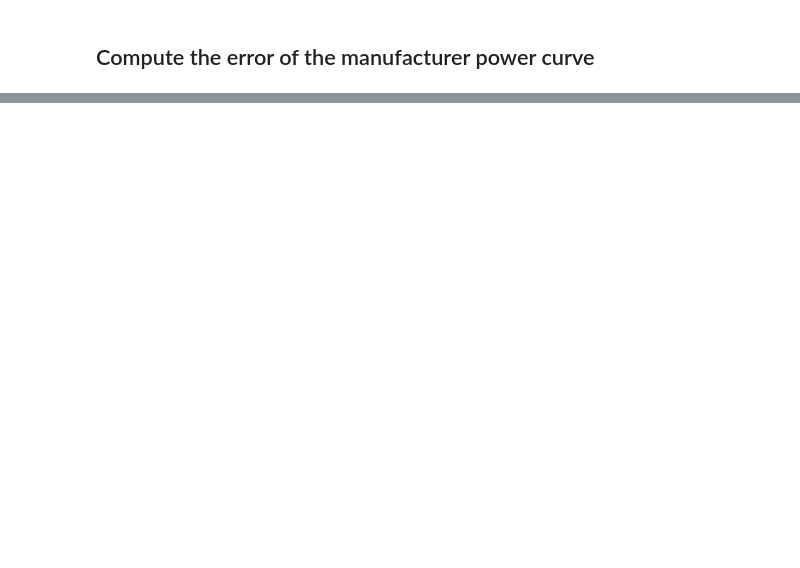
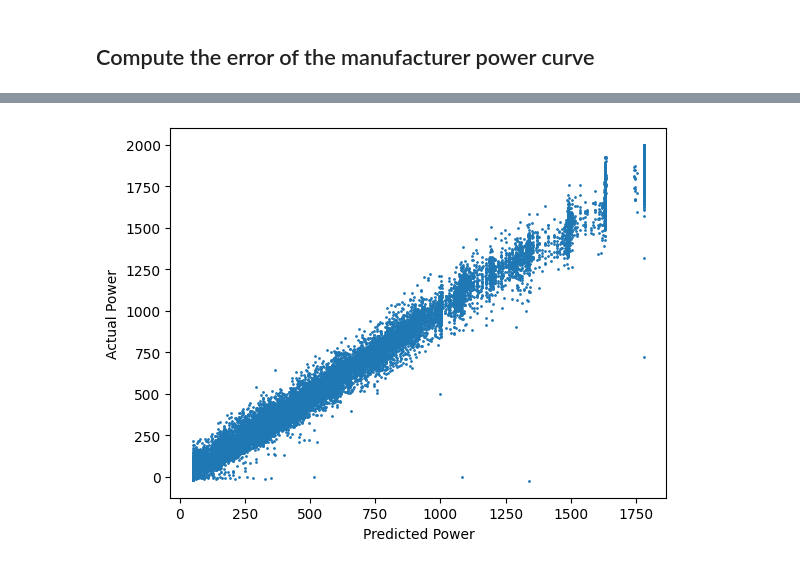
Before and after one commit to pwckr/deep_learning_project, a Jupyter notebook: Code_Power_Curve_ANN.ipynb, the cells around one changed output, grey strips where cells are left out. Saved outputs shown, nothing was run; the diff lists cells and outputs as text; code cells hidden in the pictures; blank space fills up the shorter version.

```diff
--- a/Code_Power_Curve_ANN.ipynb
+++ b/Code_Power_Curve_ANN.ipynb
@@ -322,0 +309,7 @@ Std of output power: 474.95
+# %%
+plt.scatter(x=test_output, y=y_test, s=1)
+plt.xlabel("Predicted Power")
+plt.ylabel("Actual Power")
+plt.show()
+# %% [output]
+[figure, added]
```
Also changed, not shown: parts of 11 cells of this notebook.
